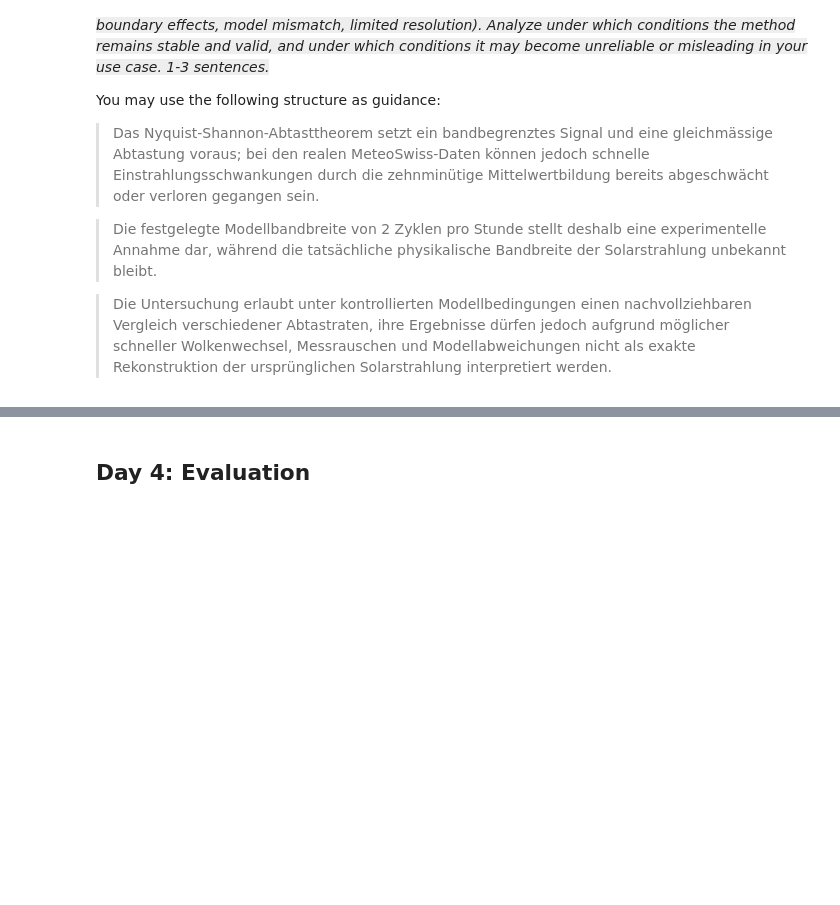
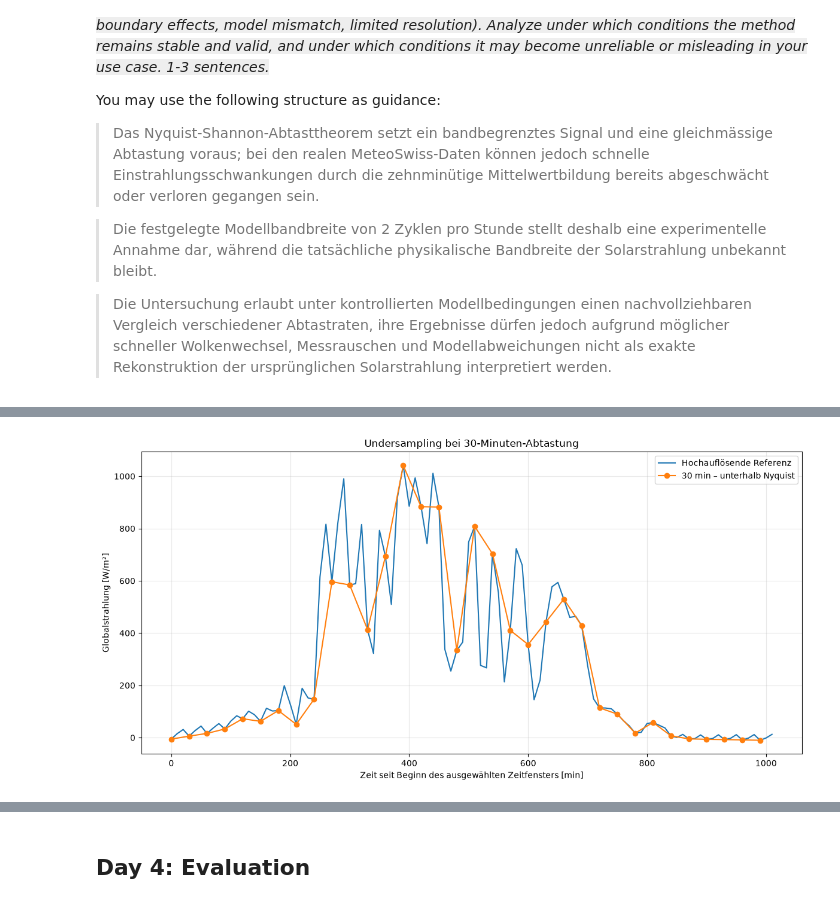
Before and after one commit to Haris-1-1/gbsv, a Jupyter notebook: gbsv_mc1/notebooks/01_sampling_theorem.ipynb, the cells around one changed output, grey strips where cells are left out. Saved outputs shown, nothing was run; the diff lists cells and outputs as text; code cells hidden in the pictures; blank space fills up the shorter version.

```diff
--- a/gbsv_mc1/notebooks/01_sampling_theorem.ipynb
+++ b/gbsv_mc1/notebooks/01_sampling_theorem.ipynb
@@ -178,0 +334,25 @@ The code should be written in a clear and structured manner such that its logic
+# %%
+plt.figure(figsize=(12, 6))
+
+plt.plot(
+    reference_minutes,
+    reference_signal,
+    label="Hochauflösende Referenz"
+)
+
+plt.plot(
+    time_30,
+    sample_30,
+    marker="o",
+    label="30 min – unterhalb Nyquist"
+)
+
+plt.title("Undersampling bei 30-Minuten-Abtastung")
+plt.xlabel("Zeit seit Beginn des ausgewählten Zeitfensters [min]")
+plt.ylabel("Globalstrahlung [W/m²]")
+plt.legend()
+plt.grid(alpha=0.3)
+plt.tight_layout()
+plt.show()
+# %% [output]
+[figure, added]
```
Also changed, not shown: parts of 21 cells of this notebook.
